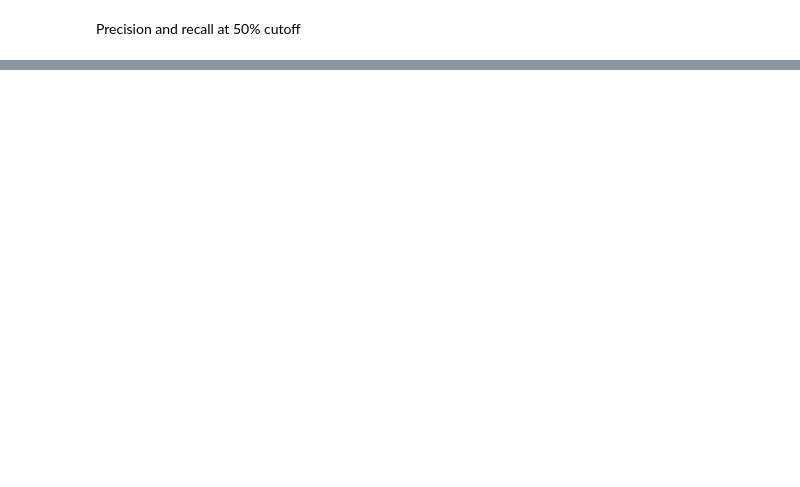
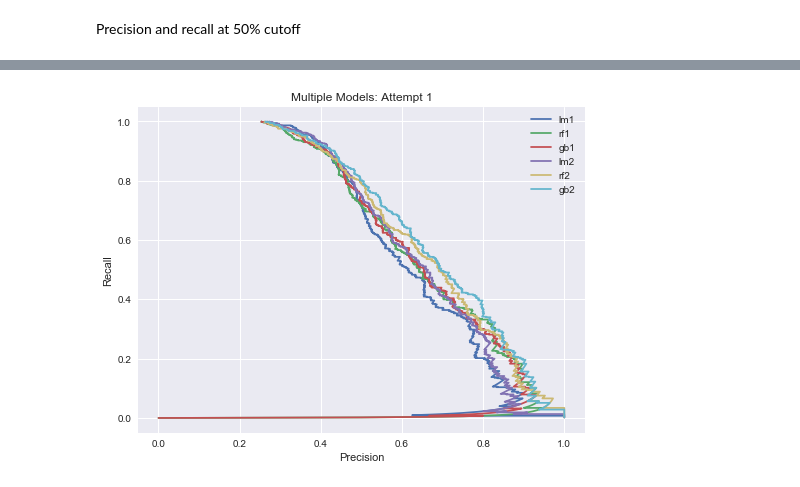
Before and after one commit to leem99/mcnulty, a Jupyter notebook: explorer_milb_batter_data.ipynb, the cells around one changed output, grey strips where cells are left out. Cells and saved outputs as stored; diff of their text form; code cells hidden in the pictures; blank space fills up the shorter version.

```diff
--- a/explorer_milb_batter_data.ipynb
+++ b/explorer_milb_batter_data.ipynb
@@ -415,0 +448,2 @@ LogisticRegression(C=1.0, class_weight=None, dual=False, fit_intercept=True,
+# %%
+batter_profile_features = make_batter_profile_features(batter_profiles)
@@ -415,0 +452,32 @@ LogisticRegression(C=1.0, class_weight=None, dual=False, fit_intercept=True,
+# %%
+X2_train = X1_train.merge(batter_profile_features,how='left',on='milb_id')
+X2_test = X1_test.merge(batter_profile_features,how='left',on='milb_id')
+
+# Remove Useless Features
+X2_train = X2_train.drop(axis=1,labels=['bats','throws','weight'])
+X2_test = X2_test.drop(axis=1,labels=['bats','throws','weight'])
+# %%
+y2_train = y1_train
+y2_test = y1_test
+# %%
+lm2 = linear_model.LogisticRegression()
+lm2.fit(X2_train.iloc[:,1:],y2_train)
+pred_dict['lm2'] = lm2.predict_proba(X2_test.iloc[:,1:])
+model_dict['lm2'] = lm2
+
+rf2 = ensemble.RandomForestClassifier(
+    n_estimators=500,
+    min_samples_leaf = 5)
+rf2.fit(X2_train.iloc[:,1:],y1_train)
+pred_proba_rf2 = rf2.predict_proba(X2_test.iloc[:,1:])
+pred_dict['rf2'] = rf2.predict_proba(X2_test.iloc[:,1:])
+model_dict['rf2'] = rf2
+
+gb2 = ensemble.GradientBoostingClassifier(
+    learning_rate=.01,
+    subsample=0.3,
+    max_depth=4,
+    n_estimators = 500)
+gb2.fit(X2_train.iloc[:,1:],y2_train)
+pred_dict['gb2'] = gb2.predict_proba(X2_test.iloc[:,1:])
+model_dict['gb2'] = gb2
@@ -415,0 +496,4 @@ LogisticRegression(C=1.0, class_weight=None, dual=False, fit_intercept=True,
+# %%
+make_precision_recall_curves(pred_dict,y1_test)
+# %% [output]
+[figure, added]
```
Also changed, not shown: parts of 27 cells of this notebook.
